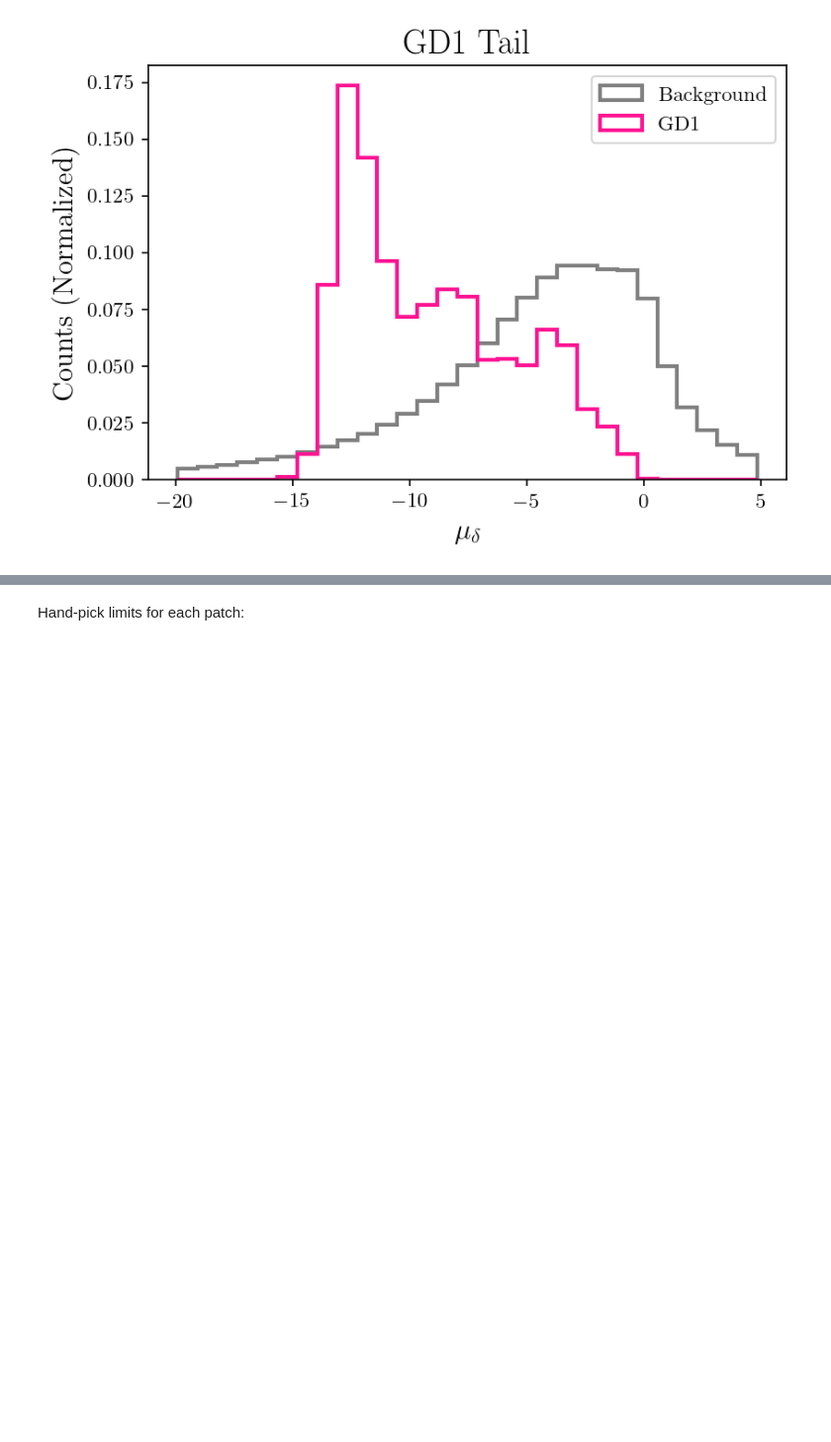
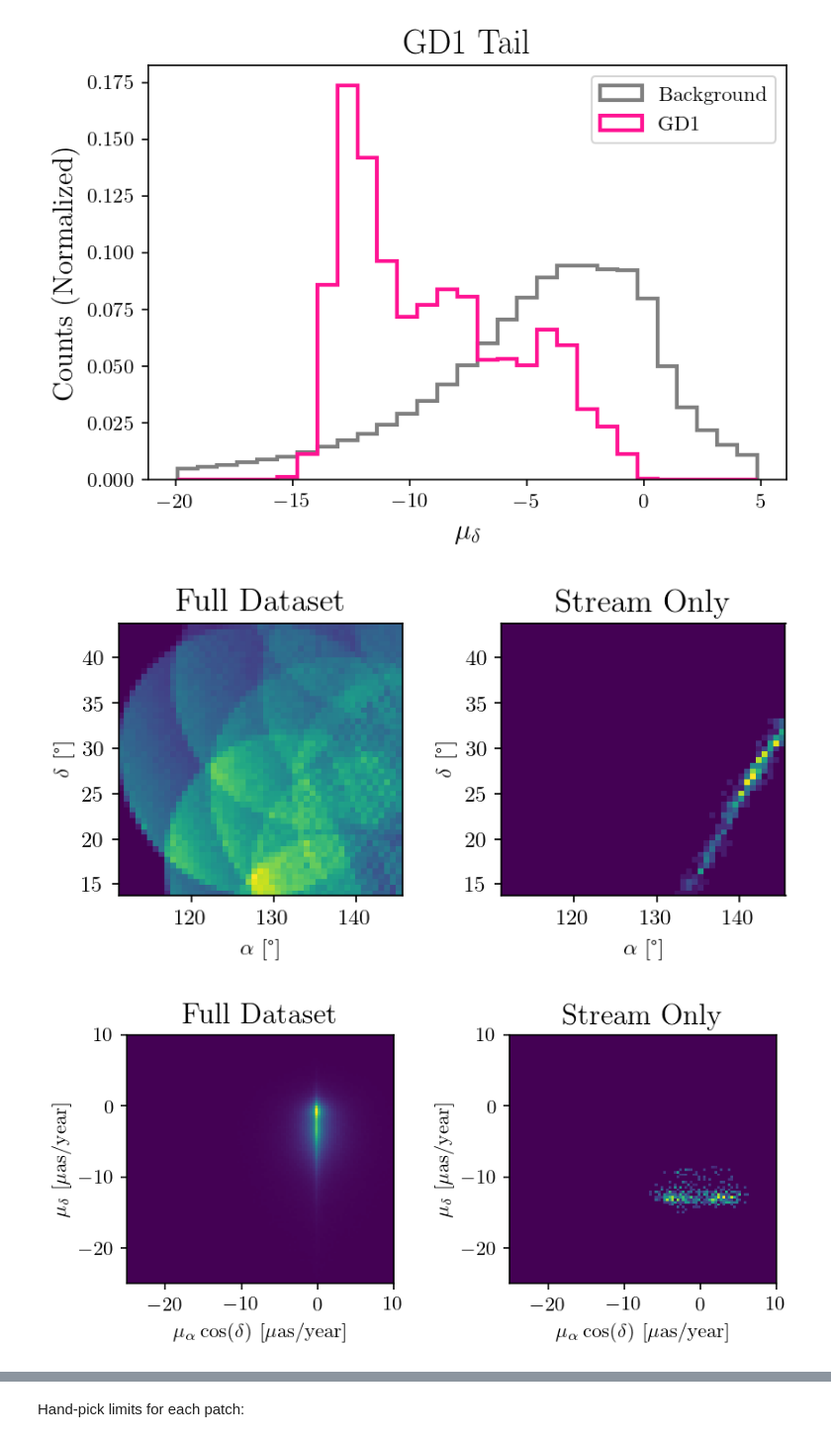
Before and after one commit to hep-lbdl/GaiaCWoLa, a Jupyter notebook: notebooks/all_gd1.ipynb, the cells around one changed output, grey strips where cells are left out. Shown at 99% size. Drawn from its saved outputs; the diff is of its cells as text; code cells hidden in the pictures; blank space fills up the shorter version.

```diff
--- a/notebooks/all_gd1.ipynb
+++ b/notebooks/all_gd1.ipynb
@@ -326,3 +311,15 @@ visualize_stream(df_all)
 [figure]
 [figure]
 [figure]
+# %%
+id = 0
+α_min = df_all[df_all.patch_id == id].α.min()
+α_max = df_all[df_all.patch_id == id].α.max()
+δ_min = df_all[df_all.patch_id == id].δ.min()
+δ_max = df_all[df_all.patch_id == id].δ.max()
+
+visualize_stream(df_all[(α_min < df_all.α) & (df_all.α < α_max) &
+                        (δ_min < df_all.δ) & (df_all.δ < δ_max)])
+# %% [output]
+[figure, added]
+[figure, added]
```
Also changed, not shown: parts of 12 cells of this notebook, 3 other files.
